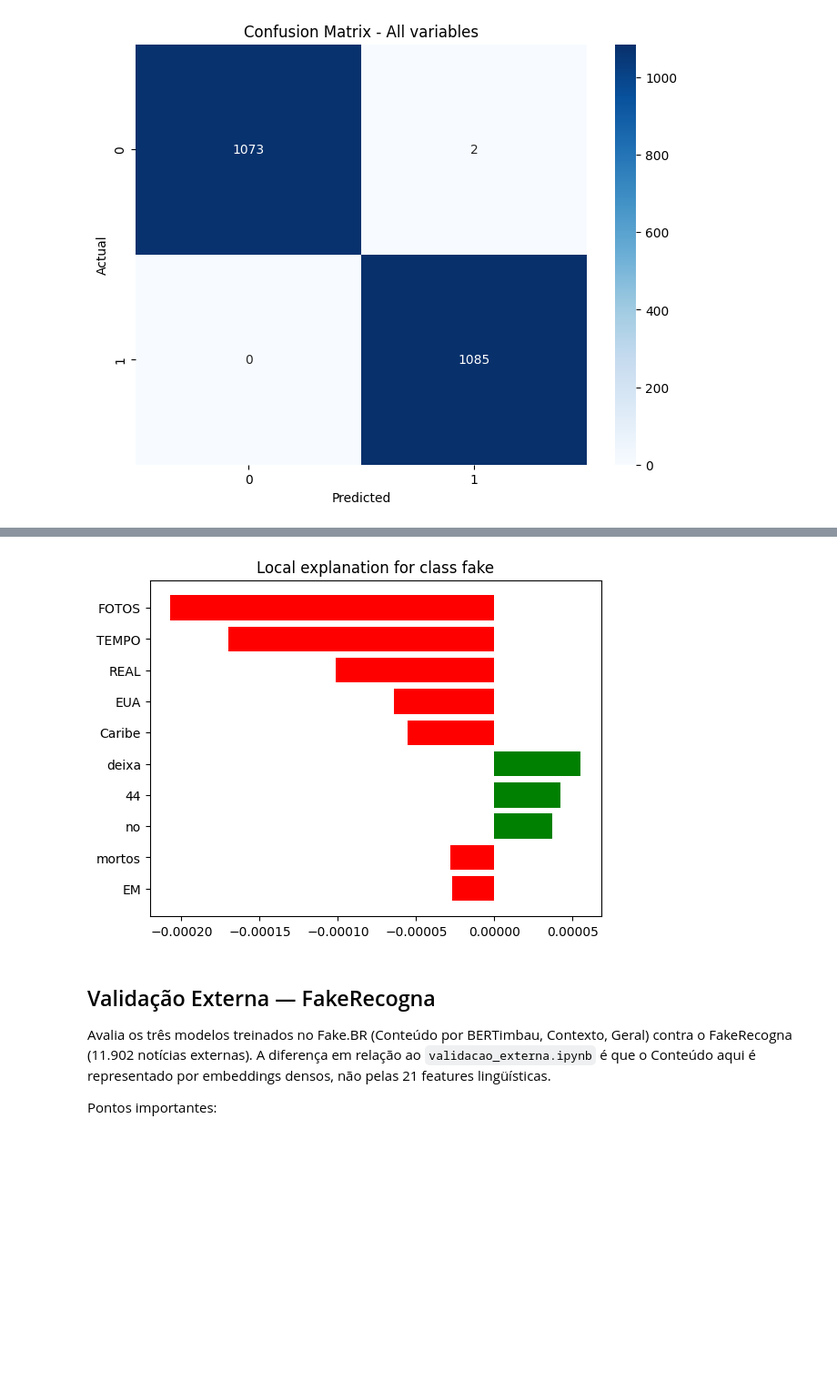
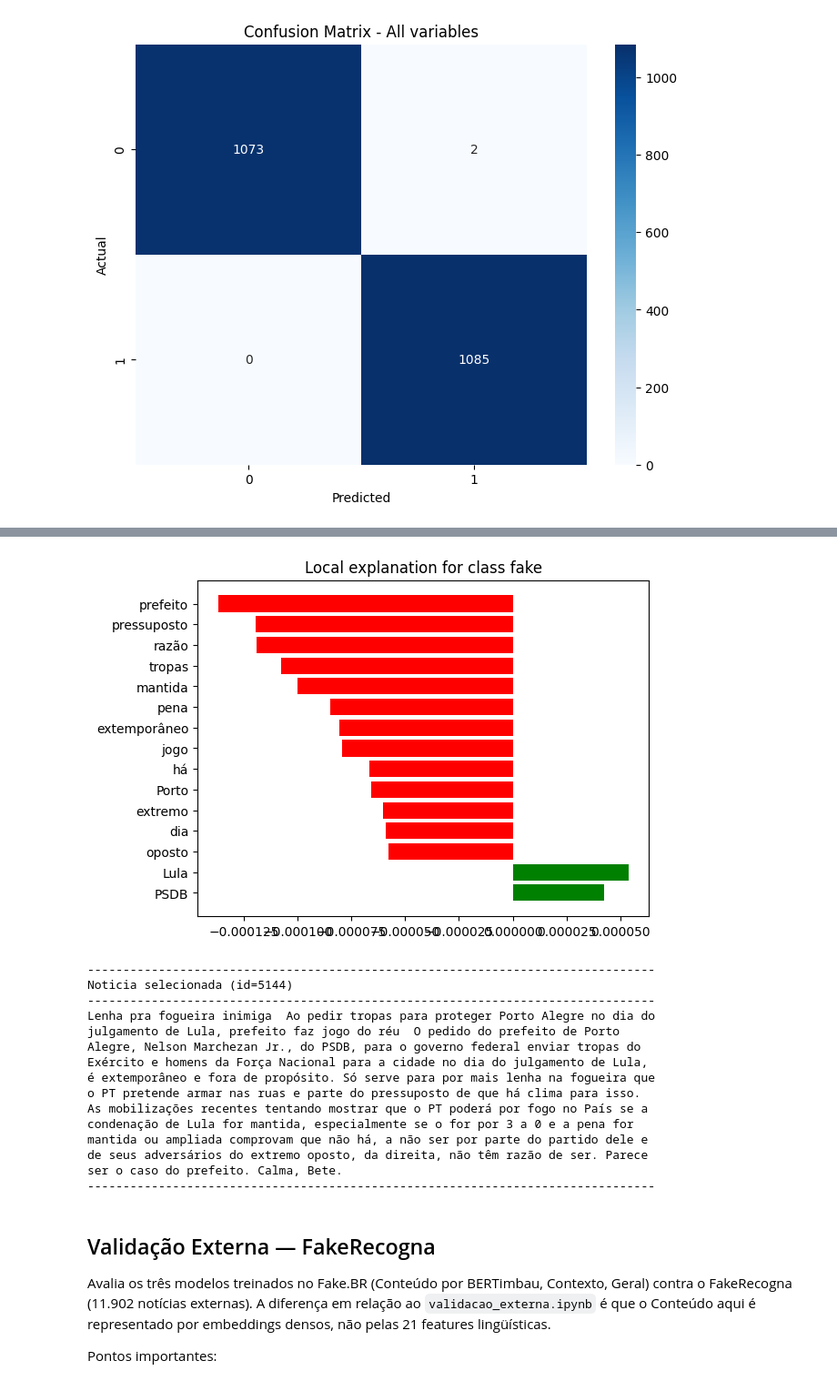
Before and after one commit to murilotrassi/projeto-pln-seminario-2, a Jupyter notebook: Detector_Fake_News_BR-embeddings.ipynb, the cells around one changed output, grey strips where cells are left out. Shown at 91% size. Drawn from its saved outputs; the diff is of its cells as text; code cells hidden in the pictures; blank space fills up the shorter version.

```diff
--- a/Detector_Fake_News_BR-embeddings.ipynb
+++ b/Detector_Fake_News_BR-embeddings.ipynb
@@ -860,22 +911,31 @@ A notícia escolhida é, entre as com ao menos 30 palavras, a mais curta em que
 from sklearn.base import clone
 
 # classifiers{} compartilhado: se o mesmo tipo de modelo venceu cenarios diferentes,
-# content_model e context_model podem ser o mesmo objeto Python. Clona antes de refitar
+# content_model e general_model podem ser o mesmo objeto Python. Clona antes de refitar
 # para que o fit de um nao sobrescreva o estado do outro (ambos usados nesta celula).
-_cm = clone(content_model).fit(X_train_content, y_train_content)
-_ctx = clone(context_model).fit(X_train_context, y_train_context)
+_cm  = clone(content_model).fit(X_train_content, y_train_content)
+_gen = clone(general_model).fit(X_train, y_train)
 
 candidatos_combinado = df_train_content.reset_index()[['id_noticia', 'noticia']].copy()
 candidatos_combinado['n_palavras'] = candidatos_combinado['noticia'].str.split().apply(len)
 # nao resetar o index aqui: candidatos_combinado.index ja corresponde a posicao da linha em
-# X_train_content/X_train_context (mesma ordem de df_train_content), e e usado abaixo via .loc
-candidatos_combinado = candidatos_combinado[candidatos_combinado['n_palavras'] >= 30].sort_values('n_palavras').head(30)
+# X_train_content/X_train (mesma ordem de df_train_content), e e usado abaixo via .loc / []
+candidatos_combinado = candidatos_combinado[
+    (candidatos_combinado['n_palavras'] >= 150) &
+    (candidatos_combinado['n_palavras'] <= 400)
+]
 
 proba_content = _cm.predict_proba(X_train_content.loc[candidatos_combinado.index])[:, 1]
-proba_context = _ctx.predict_proba(X_train_context.loc[candidatos_combinado.index])[:, 1]
+proba_general = _gen.predict_proba(X_train[candidatos_combinado.index.to_numpy()])[:, 1]
 candidatos_combinado['proba_content_fake'] = proba_content
-candidatos_combinado['proba_context_fake'] = proba_context
-candidatos_combinado['diferenca_abs'] = (candidatos_combinado['proba_content_fake'] - candidatos_combinado['proba_context_fake']).abs()
+candidatos_combinado['proba_general_fake'] = proba_general
+# Noticia verdadeira (label=0) onde conteudo prevê fake e geral (acertando) prevê real
+candidatos_combinado = candidatos_combinado[
+    (candidatos_combinado['proba_content_fake'] >= 0.5) &
+    (candidatos_combinado['proba_general_fake'] <  0.5) &
+    (y_train_content.loc[candidatos_combinado.index].values == 0)
+]
+candidatos_combinado['diferenca_abs'] = (candidatos_combinado['proba_content_fake'] - candidatos_combinado['proba_general_fake']).abs()
 candidatos_combinado = candidatos_combinado.sort_values('diferenca_abs', ascending=False)
 
 linha_exemplo = candidatos_combinado.iloc[0]
@@ -904,15 +972,38 @@ def predict_fn_combined(texts):
     novo_df_full = pd.concat([novo_df, contexto_tiled], axis=1).reindex(columns=general_train_columns, fill_value=0)
     return general_model.predict_proba(novo_df_full.values)
 # %%
-explainer_combinado_lime = LimeTextExplainer(class_names=['true', 'fake'])
+explainer_combinado_lime = LimeTextExplainer(class_names=['true', 'fake'],
+                                             split_expression=_lime_tokenizer)
 explicacao_combinada = explainer_combinado_lime.explain_instance(
-    texto_exemplo_combinado, predict_fn_combined, num_features=10, num_samples=500
+    texto_exemplo_combinado, predict_fn_combined, num_features=15, num_samples=5000
 )
 explicacao_combinada.as_pyplot_figure()
-plt.savefig(f'figures/figures_embeddings/lime_combinado_{id_exemplo_combinado}.pdf')
+plt.savefig(f'figures/figures_embeddings/lime_combinado_{id_exemplo_combinado}.pdf', bbox_inches='tight')
 plt.show()
+
+import textwrap
+print("-" * 80)
+print(f"Noticia selecionada (id={id_exemplo_combinado})")
+print("-" * 80)
+print(textwrap.fill(texto_exemplo_combinado, width=80))
+print("-" * 80)
 # %% [output]
-[figure, old version]
+[figure, new version]
+--------------------------------------------------------------------------------
+Noticia selecionada (id=5144)
+--------------------------------------------------------------------------------
+Lenha pra fogueira inimiga  Ao pedir tropas para proteger Porto Alegre no dia do
+julgamento de Lula, prefeito faz jogo do réu  O pedido do prefeito de Porto
+Alegre, Nelson Marchezan Jr., do PSDB, para o governo federal enviar tropas do
+Exército e homens da Força Nacional para a cidade no dia do julgamento de Lula,
+é extemporâneo e fora de propósito. Só serve para por mais lenha na fogueira que
+o PT pretende armar nas ruas e parte do pressuposto de que há clima para isso.
+As mobilizações recentes tentando mostrar que o PT poderá por fogo no País se a
+condenação de Lula for mantida, especialmente se o for por 3 a 0 e a pena for
+mantida ou ampliada comprovam que não há, a não ser por parte do partido dele e
+de seus adversários do extremo oposto, da direita, não têm razão de ser. Parece
+ser o caso do prefeito. Calma, Bete.
+--------------------------------------------------------------------------------
 # %% [markdown]
 ## Validação Externa — FakeRecogna
 
```
Also changed, not shown: parts of 13 cells of this notebook.
